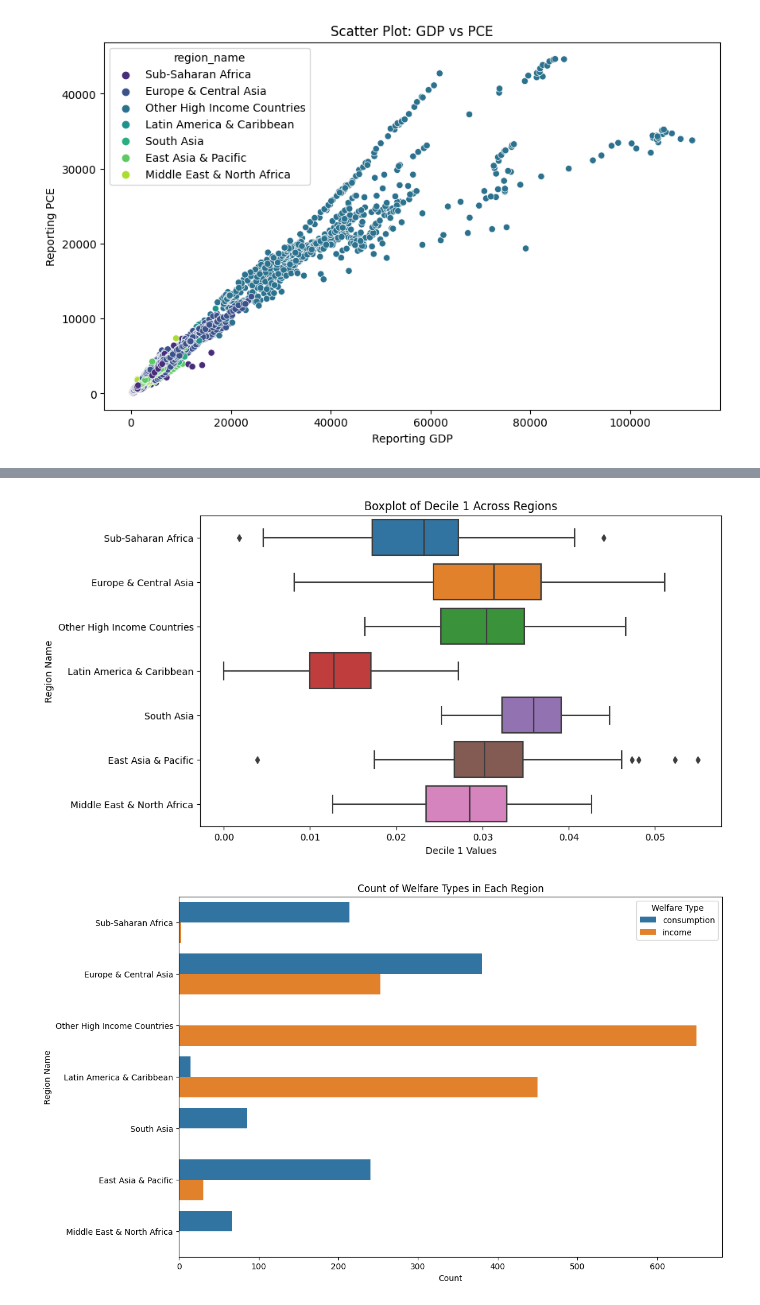
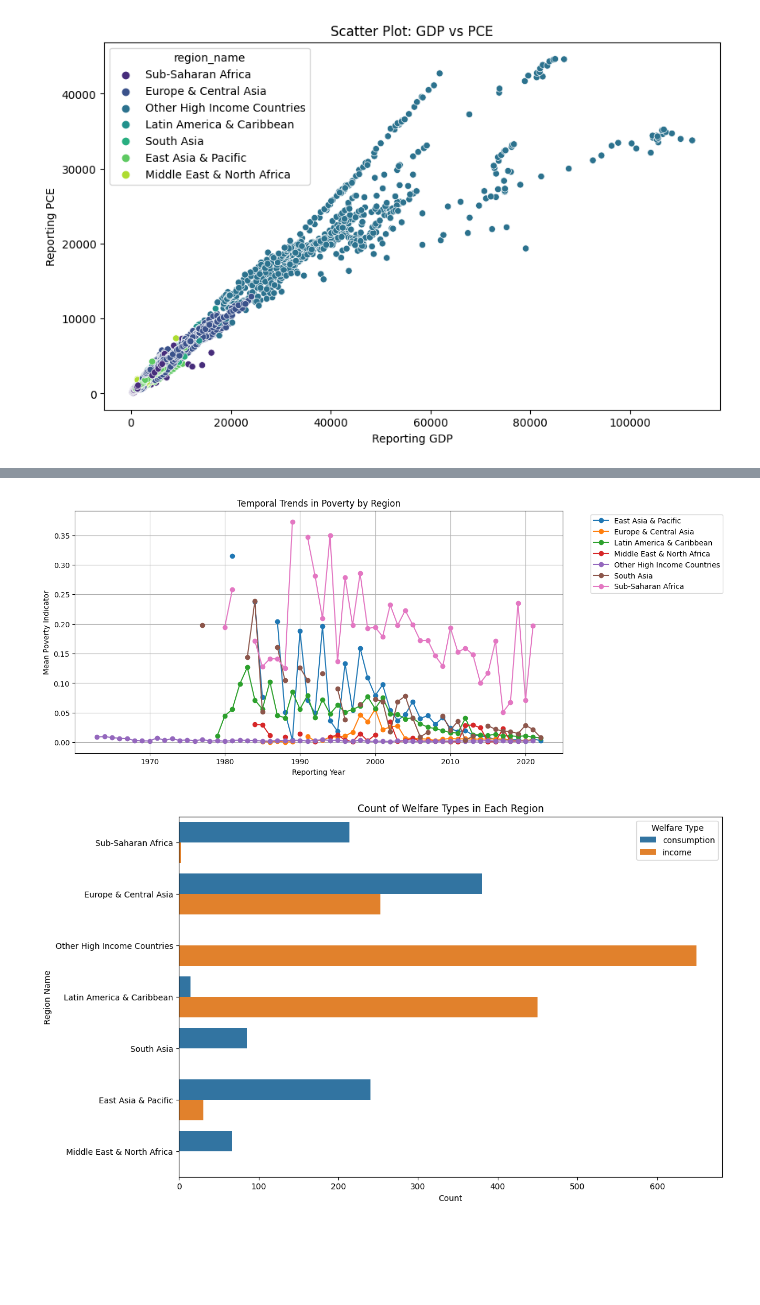
Before and after one commit to ayeshabaloch123/Data-Science-and-Analytics-CEP, a Jupyter notebook: DSA_CEP.ipynb, the cells around one changed output, grey strips where cells are left out. Drawn from its saved outputs; the diff is of its cells as text; code cells hidden in the pictures; blank space fills up the shorter version.

```diff
--- a/DSA_CEP.ipynb
+++ b/DSA_CEP.ipynb
@@ -134,13 +120,29 @@ plt.show()
-# %%
-# Boxplot
-plt.figure(figsize=(10, 6))
-sns.boxplot(y='region_name', x='decile1', data=data)
-plt.title('Boxplot of Decile 1 Across Regions')
-plt.ylabel('Region Name')
-plt.xlabel('Decile 1 Values')
-plt.show()
-# %% [output]
-[figure, removed]
+# %%
+import pandas as pd
+import matplotlib.pyplot as plt
+
+# Assuming 'data' is your DataFrame containing the World Bank Poverty Data
+# Replace 'reporting_year', 'poverty_indicator', and 'region_name' with the specific column names from your dataset
+
+# Selecting relevant columns
+temporal_poverty_data = data[['reporting_year', 'poverty_gap', 'region_name']]
+
+# Grouping data by reporting year and region, calculating the mean of the selected poverty indicator
+average_poverty_by_year_and_region = temporal_poverty_data.groupby(['reporting_year', 'region_name'])['poverty_gap'].mean().unstack()
+
+# Plotting the line plot for each region
+plt.figure(figsize=(12, 6))
+for region in average_poverty_by_year_and_region.columns:
+    plt.plot(average_poverty_by_year_and_region.index, average_poverty_by_year_and_region[region], marker='o', label=region)
+
+plt.title('Temporal Trends in Poverty by Region')
+plt.xlabel('Reporting Year')
+plt.ylabel('Mean Poverty Indicator')
+plt.legend(bbox_to_anchor=(1.05, 1), loc='upper left')  # Adjust legend position
+plt.grid(True)
+plt.show()
+# %% [output]
+[figure, added]
 # %%
 # Clustered Bar Chart
 plt.figure(figsize=(12, 8))
```
Also changed, not shown: parts of 7 cells of this notebook.
